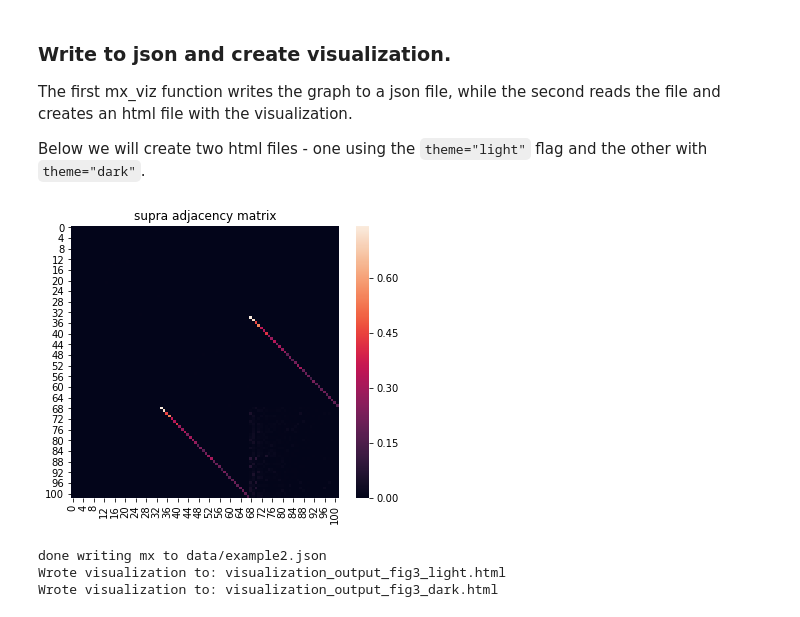
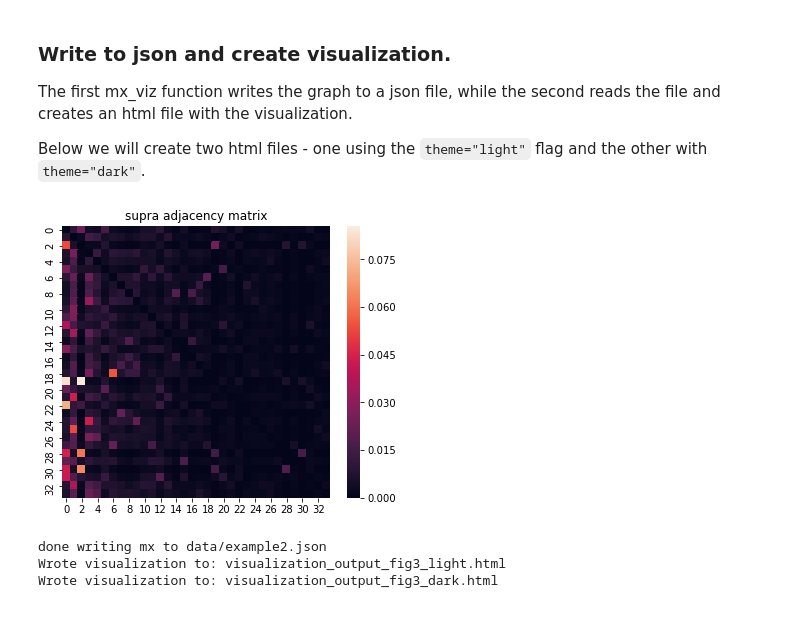
Before and after one commit to asizemore/multilayer_network_examples, a Jupyter notebook: fig3_viz.ipynb, the cells around one changed output. Drawn from its saved outputs; the diff is of its cells as text; code cells hidden in the pictures.

```diff
--- a/fig3_viz.ipynb
+++ b/fig3_viz.ipynb
@@ -53,7 +53,7 @@ for r in stars:
 
 
 # open and write g2 as saccade dorado
-with open('data/oodahat_dorado.csv', newline='') as f:
+with open('data/saccahat_dorado.csv', newline='') as f:
     reader = csv.reader(f)
     distances = list(reader)
 
@@ -191,36 +191,40 @@ graph_union = nx.disjoint_union(union1, g3)
 # Need to iterate through connected node pairs and assign inter-layer edge weights
 for node1 in np.arange(nNodes) :
 
     # Find it's pair in the second layer
     node2 = node1 + nNodes
 
     # Calculate edge weight as absolute value of difference in node strengths
     strength_diff = abs(graph_union.degree(weight="weight")[node1] - graph_union.degree(weight="weight")[node2])
+    if strength_diff == 0:
+        print(graph_union.degree(weight="weight")[node1])
+        print(graph_union.degree(weight="weight")[node2])
+
 
     # Assign edge weights
-    graph_union.add_edge(node1,node2,weight = strength_diff)
+    graph_union.add_edge(node1,node2,weight = 10000*strength_diff)
     graph_union.add_edge(node2,node1,weight = strength_diff)
 
 
 # Repeat for connecting layers 2,3
 for node1 in np.arange(nNodes,2*nNodes) :
 
     # Find it's pair in the second layer
     node2 = node1 + nNodes
 
     # Calculate edge weight as absolute value of difference in node strengths
     strength_diff = abs(graph_union.degree(weight="weight")[node1] - graph_union.degree(weight="weight")[node2])
 
     # Assign edge weght
     graph_union.add_edge(node1,node2,weight = strength_diff)
     graph_union.add_edge(node2,node1,weight = strength_diff)
 
 # Plot adjacency matrix
 fig = plt.figure(figsize=(6,5))
-sns.heatmap(nx.adjacency_matrix(graph_union,weight='weight').todense())
+sns.heatmap(nx.adjacency_matrix(g3,weight='weight').todense())
 plt.title('supra adjacency matrix');
 # %% [output]
-[figure, old version]
+[figure, new version]
 # %%
 # Now update the original file to take a supraadjacency matrix
 from networkx.readwrite import json_graph
```
Also changed, not shown: parts of 3 cells of this notebook, 5 other files.
